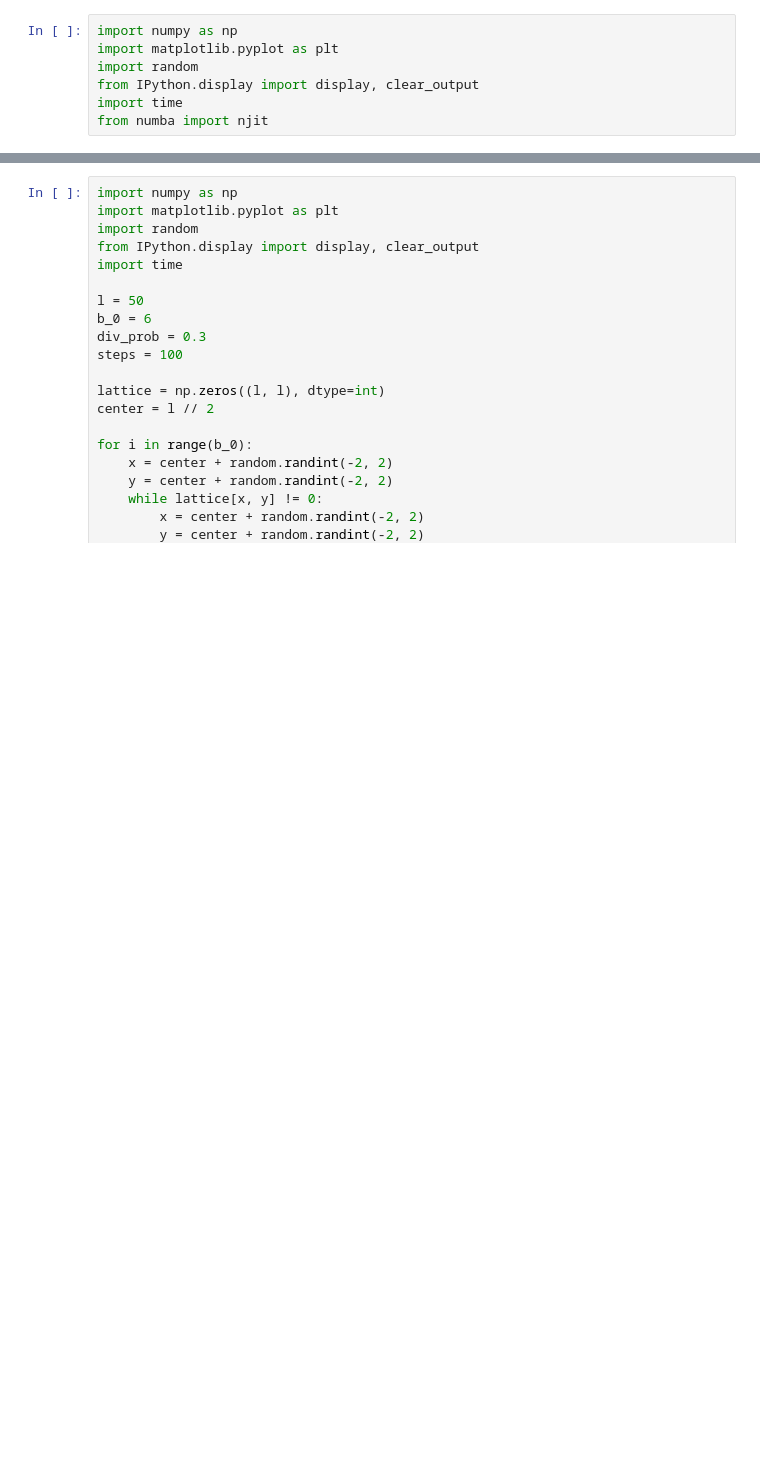
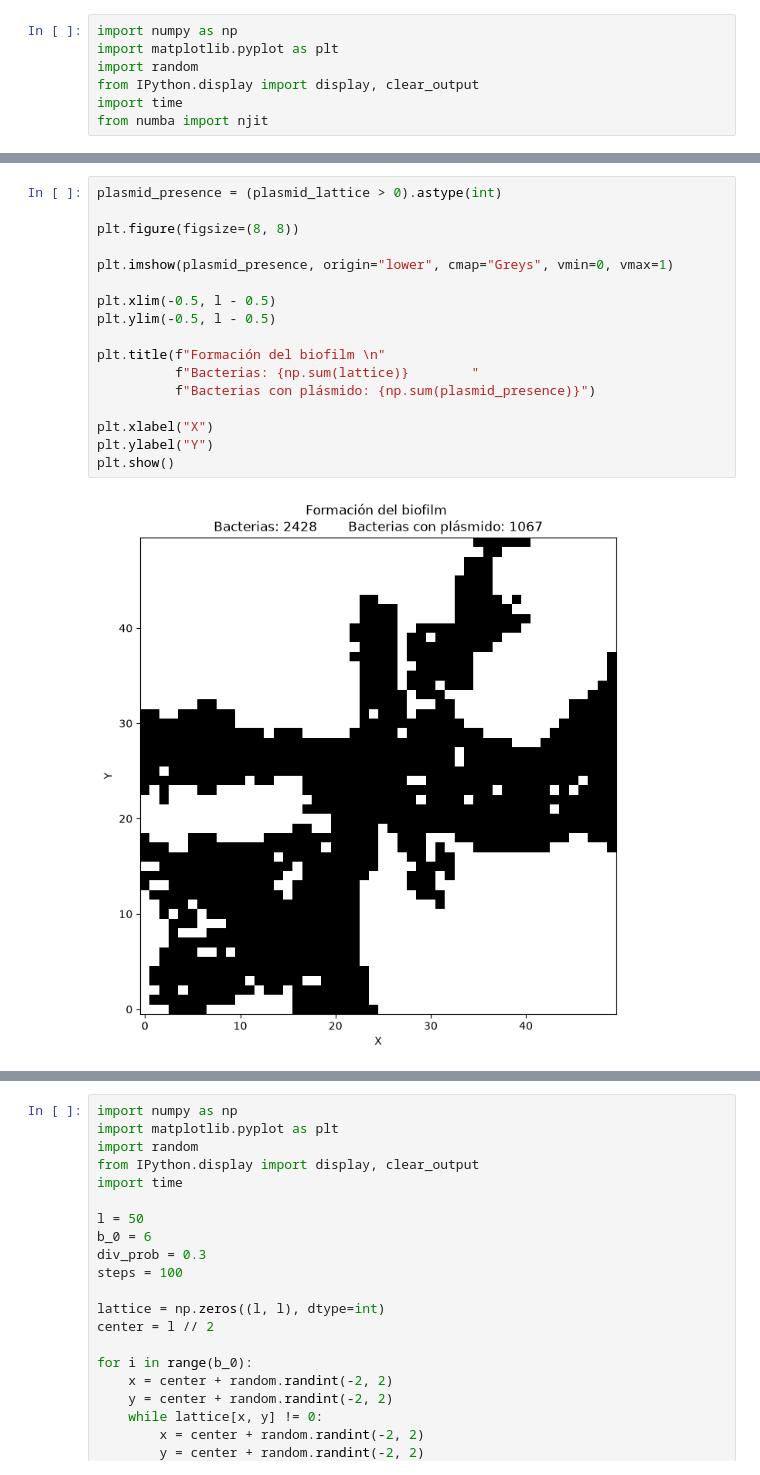
Before and after one commit to ElenaAndreu/Biofilm, a Jupyter notebook: biofilm.ipynb, the cells around one changed output, grey strips where cells are left out. Cells and saved outputs as stored; diff of their text form; blank space fills up the shorter version.

```diff
--- a/biofilm.ipynb
+++ b/biofilm.ipynb
@@ -226,0 +340,19 @@ plt.show()
+# %%
+plasmid_presence = (plasmid_lattice > 0).astype(int)
+
+plt.figure(figsize=(8, 8))
+
+plt.imshow(plasmid_presence, origin="lower", cmap="Greys", vmin=0, vmax=1)
+
+plt.xlim(-0.5, l - 0.5)
+plt.ylim(-0.5, l - 0.5)
+
+plt.title(f"Formación del biofilm \n"
+          f"Bacterias: {np.sum(lattice)}        "
+          f"Bacterias con plásmido: {np.sum(plasmid_presence)}")
+
+plt.xlabel("X")
+plt.ylabel("Y")
+plt.show()
+# %% [output]
+[figure, added]
```
Also changed, not shown: parts of 7 cells of this notebook.
